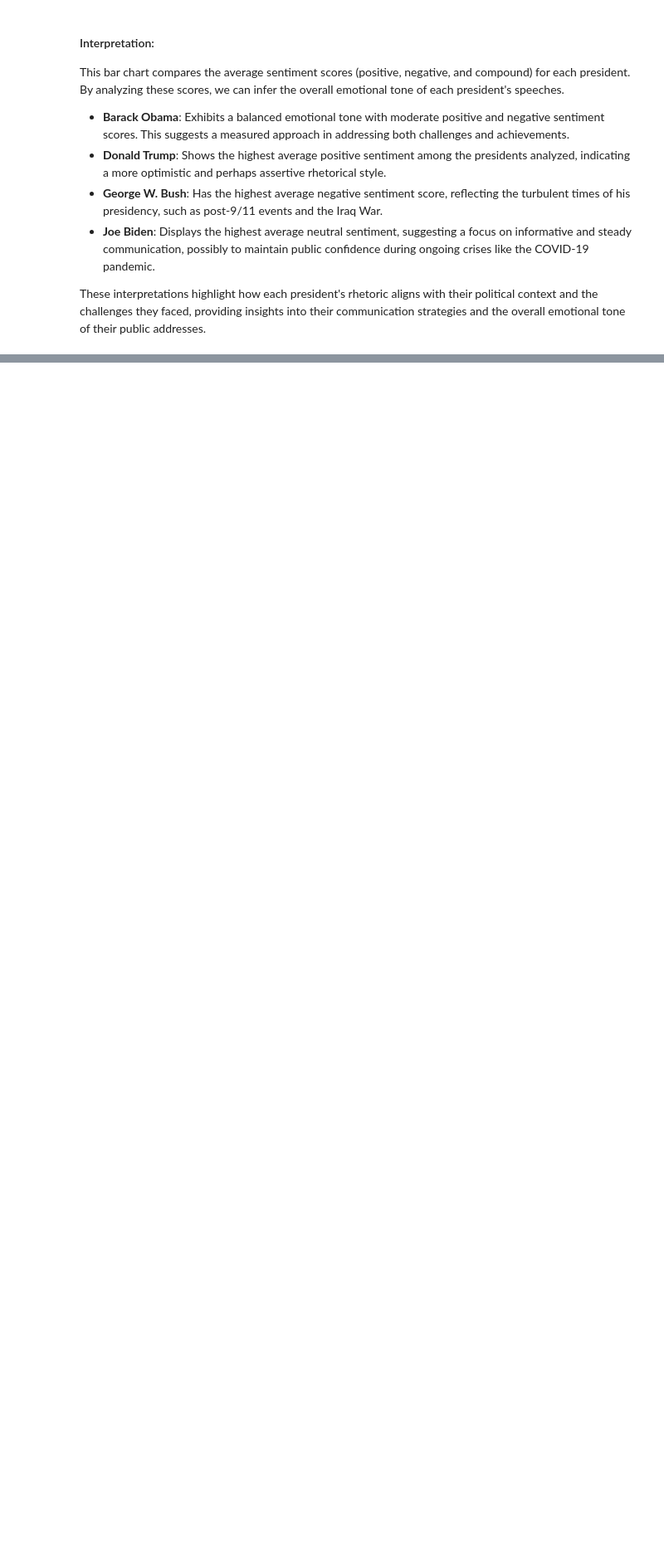
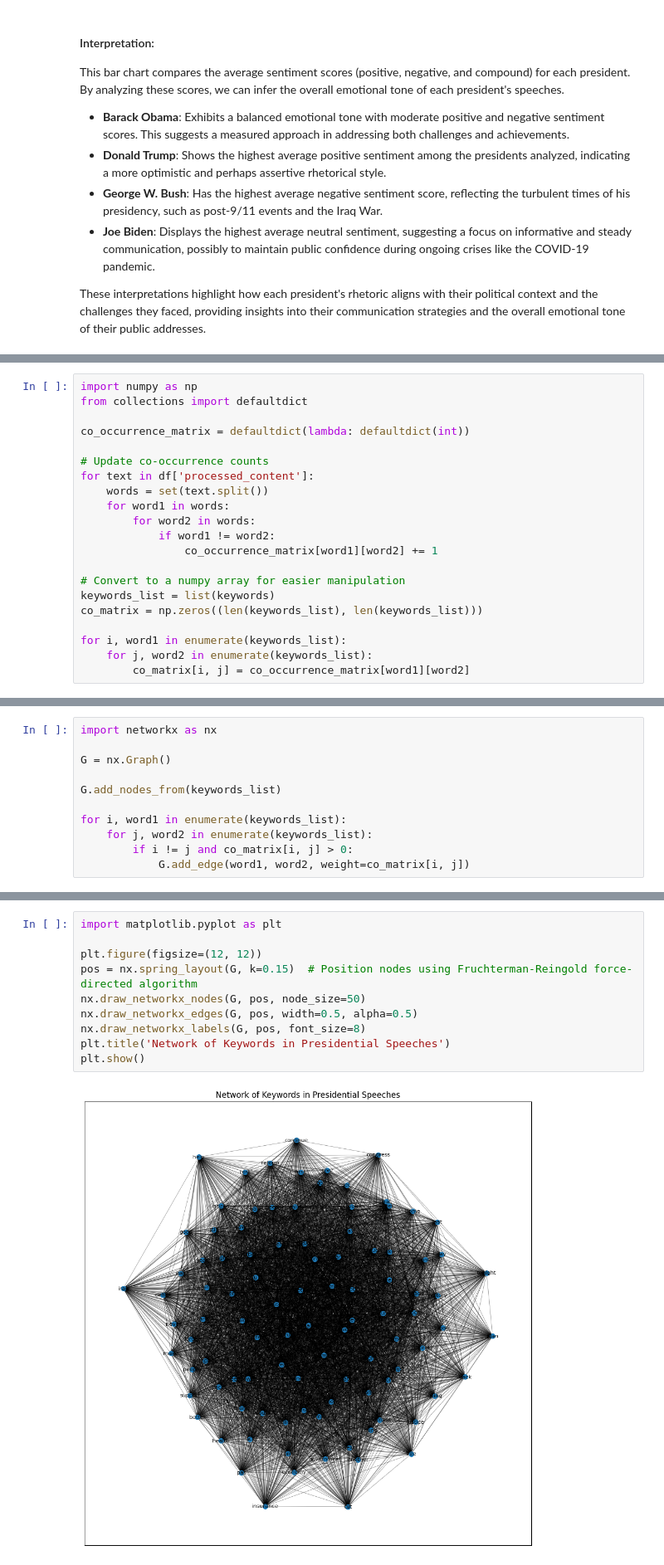
Before and after one commit to Kingtilon1/DATA620, a Jupyter notebook: Final/Final.ipynb, the cells around one changed output, grey strips where cells are left out. Shown at 83% size. Drawn from its saved outputs; the diff is of its cells as text; blank space fills up the shorter version.

```diff
--- a/Final/Final.ipynb
+++ b/Final/Final.ipynb
@@ -219,0 +232,21 @@ These interpretations highlight how each president's rhetoric aligns with their
+# %%
+import numpy as np
+from collections import defaultdict
+
+co_occurrence_matrix = defaultdict(lambda: defaultdict(int))
+
+# Update co-occurrence counts
+for text in df['processed_content']:
+    words = set(text.split())
+    for word1 in words:
+        for word2 in words:
+            if word1 != word2:
+                co_occurrence_matrix[word1][word2] += 1
+
+# Convert to a numpy array for easier manipulation
+keywords_list = list(keywords)
+co_matrix = np.zeros((len(keywords_list), len(keywords_list)))
+
+for i, word1 in enumerate(keywords_list):
+    for j, word2 in enumerate(keywords_list):
+        co_matrix[i, j] = co_occurrence_matrix[word1][word2]
@@ -219,0 +257,11 @@ These interpretations highlight how each president's rhetoric aligns with their
+# %%
+import networkx as nx
+
+G = nx.Graph()
+
+G.add_nodes_from(keywords_list)
+
+for i, word1 in enumerate(keywords_list):
+    for j, word2 in enumerate(keywords_list):
+        if i != j and co_matrix[i, j] > 0:
+            G.add_edge(word1, word2, weight=co_matrix[i, j])
@@ -219,0 +289,12 @@ These interpretations highlight how each president's rhetoric aligns with their
+# %%
+import matplotlib.pyplot as plt
+
+plt.figure(figsize=(12, 12))
+pos = nx.spring_layout(G, k=0.15)  # Position nodes using Fruchterman-Reingold force-directed algorithm
+nx.draw_networkx_nodes(G, pos, node_size=50)
+nx.draw_networkx_edges(G, pos, width=0.5, alpha=0.5)
+nx.draw_networkx_labels(G, pos, font_size=8)
+plt.title('Network of Keywords in Presidential Speeches')
+plt.show()
+# %% [output]
+[figure, added]
```
Also changed, not shown: parts of 11 cells of this notebook.
